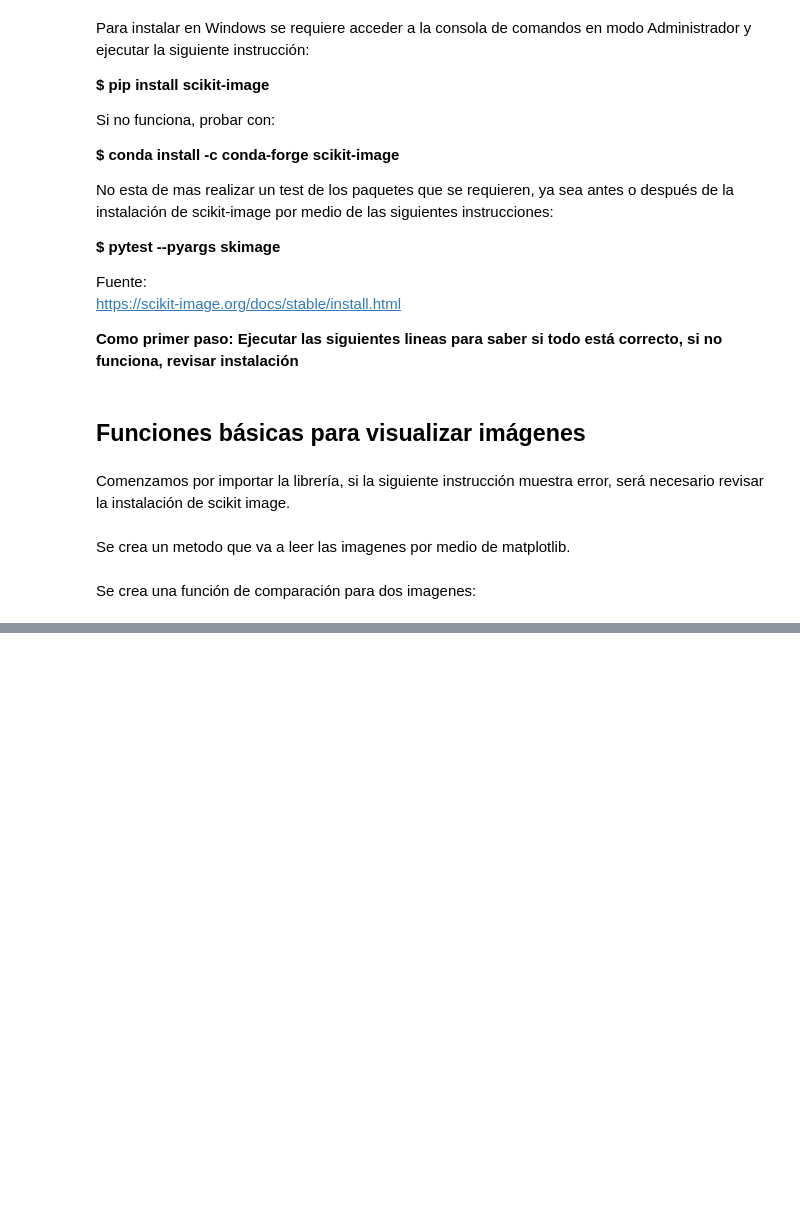
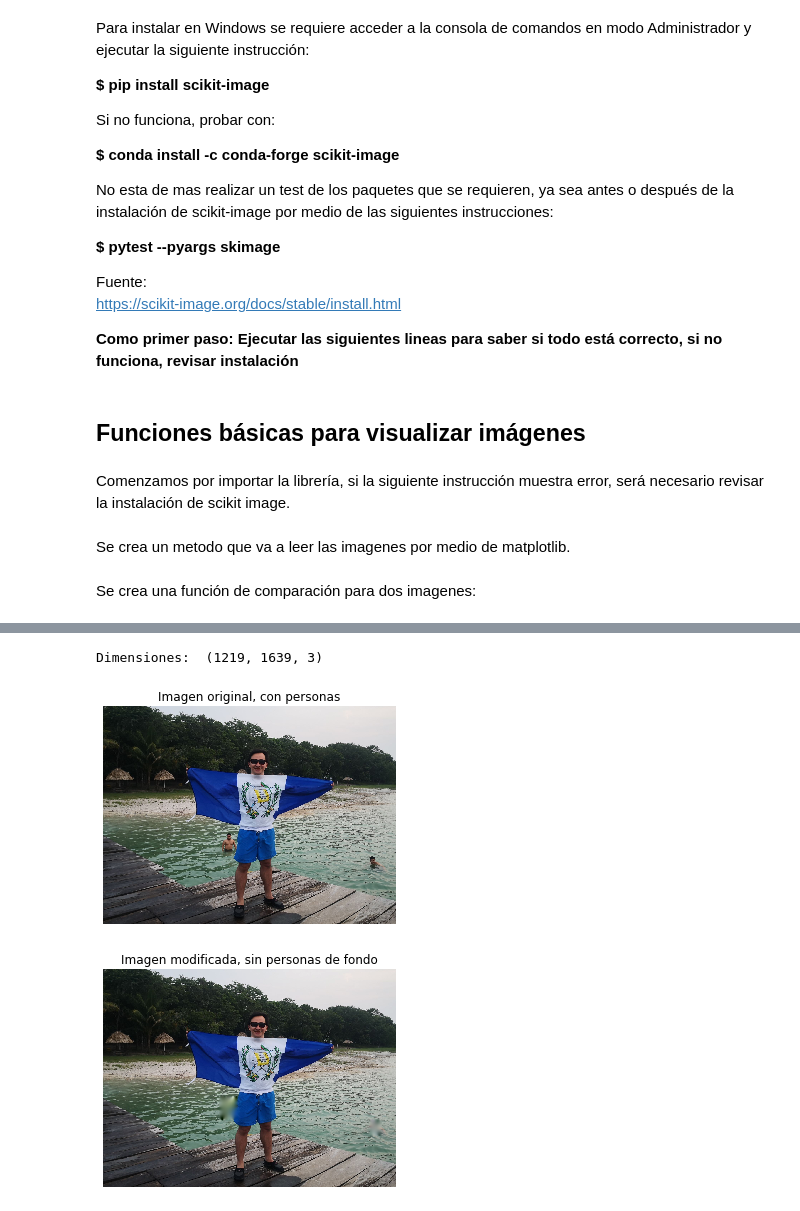
Before and after one commit to epinedaWorks/ProcesadoDeImagenes, a Jupyter notebook: ProcesamientoDeImagenesParte3.ipynb, the cells around one changed output, grey strips where cells are left out. Saved outputs shown, nothing was run; the diff lists cells and outputs as text; code cells hidden in the pictures; blank space fills up the shorter version.

```diff
--- a/ProcesamientoDeImagenesParte3.ipynb
+++ b/ProcesamientoDeImagenesParte3.ipynb
@@ -68,0 +118,33 @@ def plot_comparison(original, filtered, title_filtered):
+# %%
+# Import the module from restoration
+from skimage.restoration import inpaint
+
+
+imgName = "./imagenes/bandera.jpg"
+imgBandera = cv2.imread(imgName)
+imgBanderaRGB = cv2.cvtColor(imgBandera, cv2.COLOR_BGR2RGB)
+print("Dimensiones: ",imgBanderaRGB.shape)
+
+
+# Initialize the mask
+mask = np.zeros(imgBanderaRGB.shape[:-1])
+
+# Set the pixels where the logo is to 1
+#mask[690:840, 650:741] = 1
+#mask[824:941, 1470:1600] = 1
+mask[710:845, 648:755] = 1
+mask[839:935, 1490:1559] = 1
+
+
+# Apply inpainting to remove the logo
+imgBanderaSinChatios = inpaint.inpaint_biharmonic(imgBanderaRGB,
+                                  mask,
+                                 multichannel=True)
+
+# Show the original and logo removed images
+show_image(imgBanderaRGB, 'Imagen original, con personas')
+show_image(imgBanderaSinChatios, 'Imagen modificada, sin personas de fondo')
+# %% [output]
+Dimensiones:  (1219, 1639, 3)
+[figure, added]
+[figure, added]
```
Also changed, not shown: parts of 18 cells of this notebook, 5 other files.
